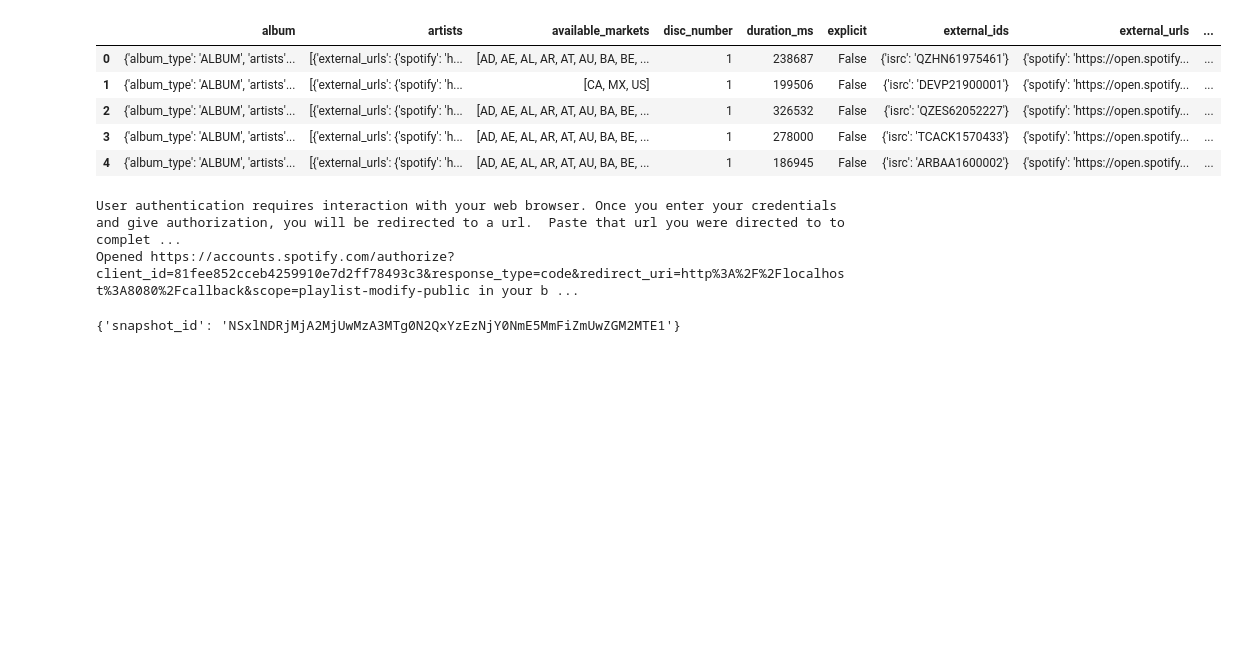
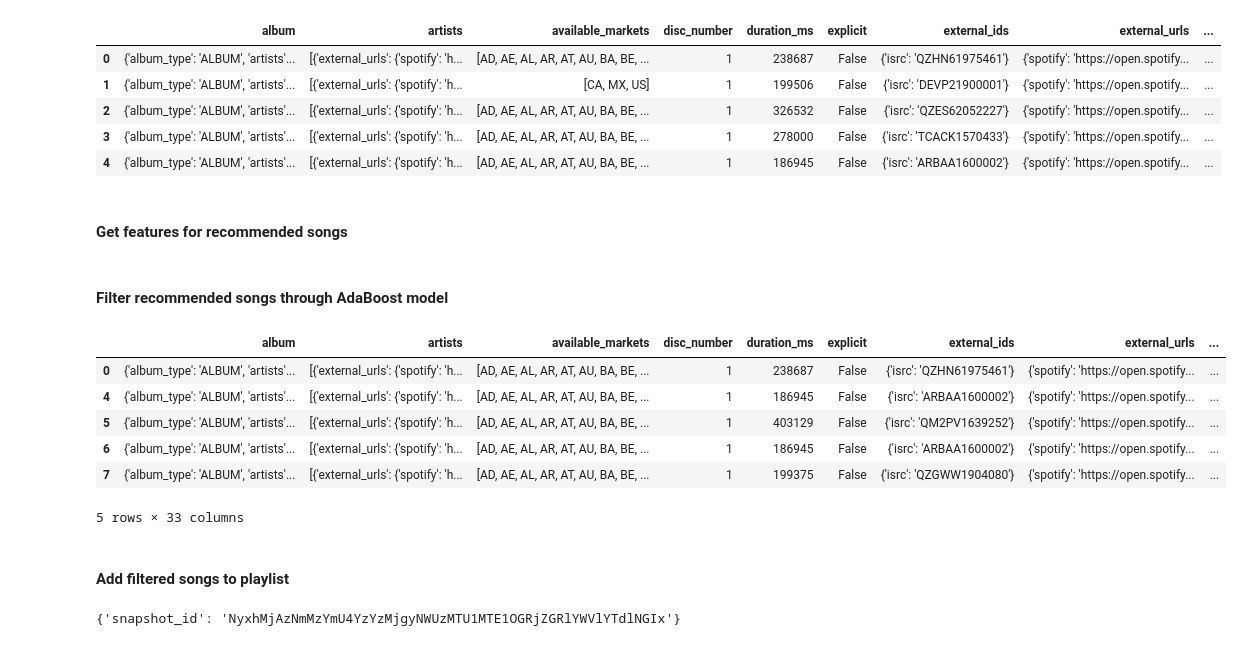
Before and after one commit to francescabeller/MSDS-696-Practicum, a Jupyter notebook: spotify_recommender.ipynb, the cells around one changed output. Cells and saved outputs as stored; diff of their text form; code cells hidden in the pictures; blank space fills up the shorter version.

```diff
--- a/spotify_recommender.ipynb
+++ b/spotify_recommender.ipynb
@@ -797,6 +804,58 @@ rec_df.head()
 | 2 | {'album_type': 'ALBUM', 'artists'... | [{'external_urls': {'spotify': 'h... | [AD, AE, AL, AR, AT, AU, BA, BE, ... | 1 | 326532 | False | {'isrc': 'QZES62052227'} | {'spotify': 'https://open.spotify... | ... |
 | 3 | {'album_type': 'ALBUM', 'artists'... | [{'external_urls': {'spotify': 'h... | [AD, AE, AL, AR, AT, AU, BA, BE, ... | 1 | 278000 | False | {'isrc': 'TCACK1570433'} | {'spotify': 'https://open.spotify... | ... |
 | 4 | {'album_type': 'ALBUM', 'artists'... | [{'external_urls': {'spotify': 'h... | [AD, AE, AL, AR, AT, AU, BA, BE, ... | 1 | 186945 | False | {'isrc': 'ARBAA1600002'} | {'spotify': 'https://open.spotify... | ... |
+# %% [markdown]
+#### Get features for recommended songs
+# %%
+# Compile list of test track IDs
+rec_id_list = list(rec_df['uri'])
+
+# Retrieve track characteristics
+rec_features = []
+for i in range(0, len(rec_id_list)):
+    if not rec_id_list[i]:
+        continue
+    else:
+        rec_features.append(sp.audio_features(rec_id_list[i]))
+
+# Flatten JSON list
+rec_features_flat = []
+for sublist in rec_features:
+    for item in sublist:
+        rec_features_flat.append(item)
+# %%
+# Add features column to dataframe
+rec_df['features'] = rec_features_flat
+
+# Separate out features into columns
+feature_df = pd.json_normalize(rec_df['features'])
+# Drop duplicate columns from feature_df
+feature_df.drop(['type', 'id', 'uri', 'track_href'], axis=1, inplace=True)
+
+# Concatenate feature dataframe with rec dataframe
+merged_df = pd.concat([rec_df, feature_df], axis=1, sort=False)
+# %% [markdown]
+#### Filter recommended songs through AdaBoost model
+# %%
+adab = AdaBoostClassifier(n_estimators=500, learning_rate=0.1)
+adab.fit(x_train, y_train)
+adab_pred = adab.predict(merged_df[features])
+
+# Add AdaBoost predictions to dataframe
+merged_df['prediction'] = adab_pred
+# %%
+# Filter down dataframe to only positive predictions
+final_df = merged_df[merged_df['prediction'] == 1]
+# %% [output]
+|  | album | artists | available_markets | disc_number | duration_ms | explicit | external_ids | external_urls | ... |
+| 0 | {'album_type': 'ALBUM', 'artists'... | [{'external_urls': {'spotify': 'h... | [AD, AE, AL, AR, AT, AU, BA, BE, ... | 1 | 238687 | False | {'isrc': 'QZHN61975461'} | {'spotify': 'https://open.spotify... | ... |
+| 4 | {'album_type': 'ALBUM', 'artists'... | [{'external_urls': {'spotify': 'h... | [AD, AE, AL, AR, AT, AU, BA, BE, ... | 1 | 186945 | False | {'isrc': 'ARBAA1600002'} | {'spotify': 'https://open.spotify... | ... |
+| 5 | {'album_type': 'ALBUM', 'artists'... | [{'external_urls': {'spotify': 'h... | [AD, AE, AL, AR, AT, AU, BA, BE, ... | 1 | 403129 | False | {'isrc': 'QM2PV1639252'} | {'spotify': 'https://open.spotify... | ... |
+| 6 | {'album_type': 'ALBUM', 'artists'... | [{'external_urls': {'spotify': 'h... | [AD, AE, AL, AR, AT, AU, BA, BE, ... | 1 | 186945 | False | {'isrc': 'ARBAA1600002'} | {'spotify': 'https://open.spotify... | ... |
+| 7 | {'album_type': 'ALBUM', 'artists'... | [{'external_urls': {'spotify': 'h... | [AD, AE, AL, AR, AT, AU, BA, BE, ... | 1 | 199375 | False | {'isrc': 'QZGWW1904080'} | {'spotify': 'https://open.spotify... | ... |
+5 rows × 33 columns
+# %% [markdown]
+#### Add filtered songs to playlist
 # %%
 scope = 'playlist-modify-public'
 red_uri = 'http://localhost:8080/callback'
@@ -810,8 +869,6 @@ sp3 = spotipy.Spotify(auth_manager=SpotifyOAuth(client_id=cid, client_secret=sec
 # Create Spotify playlist
 sp3.user_playlist_add_tracks(user='francescab13',
                             playlist_id='3ltrx1uwJp4VciDPYBTG4r',
-                            tracks=list(rec_df['uri']))
+                            tracks=list(final_df['uri']))
 # %% [output]
-User authentication requires interaction with your web browser. Once you enter your credentials and give authorization, you will be redirected to a url.  Paste that url you were directed to to complet ...
-Opened https://accounts.spotify.com/authorize?client_id=81fee852cceb4259910e7d2ff78493c3&response_type=code&redirect_uri=http%3A%2F%2Flocalhost%3A8080%2Fcallback&scope=playlist-modify-public in your b ...
+{'snapshot_id': 'NyxhMjAzNmMzYmU4YzYzMjgyNWUzMTU1MTE1OGRjZGRlYWVlYTdlNGIx'}
-{'snapshot_id': 'NSxlNDRjMjA2MjUwMzA3MTg0N2QxYzEzNjY0NmE5MmFiZmUwZGM2MTE1'}
```
Also changed, not shown: parts of 5 cells of this notebook.
